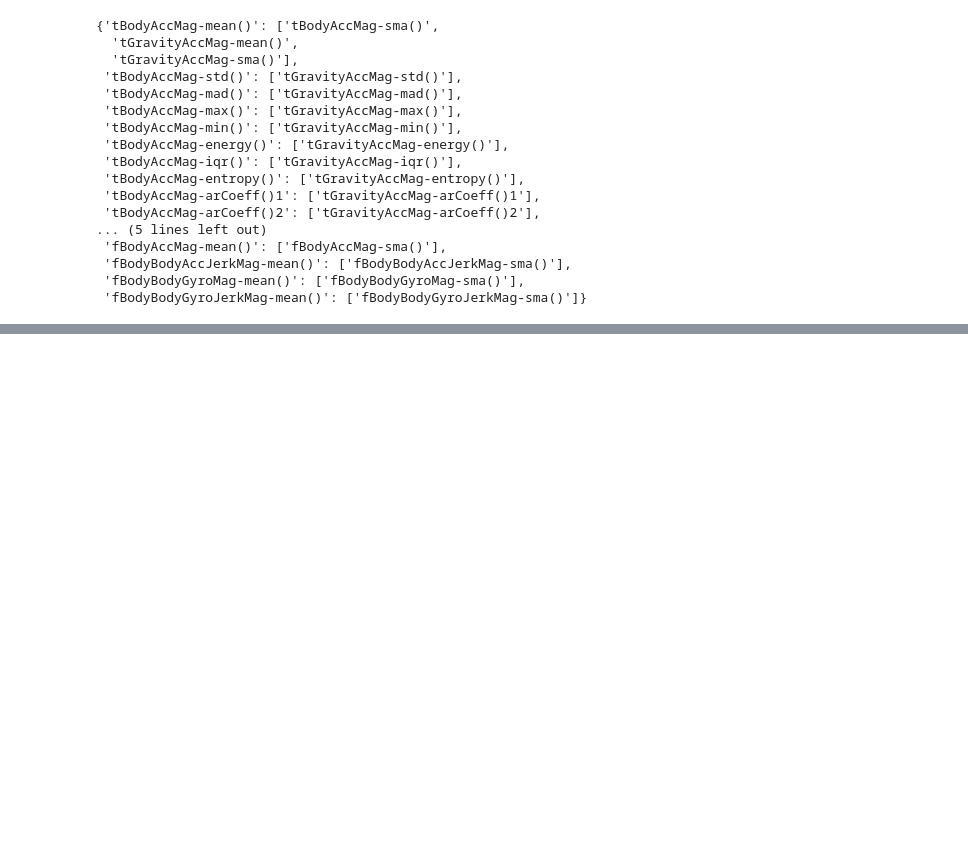
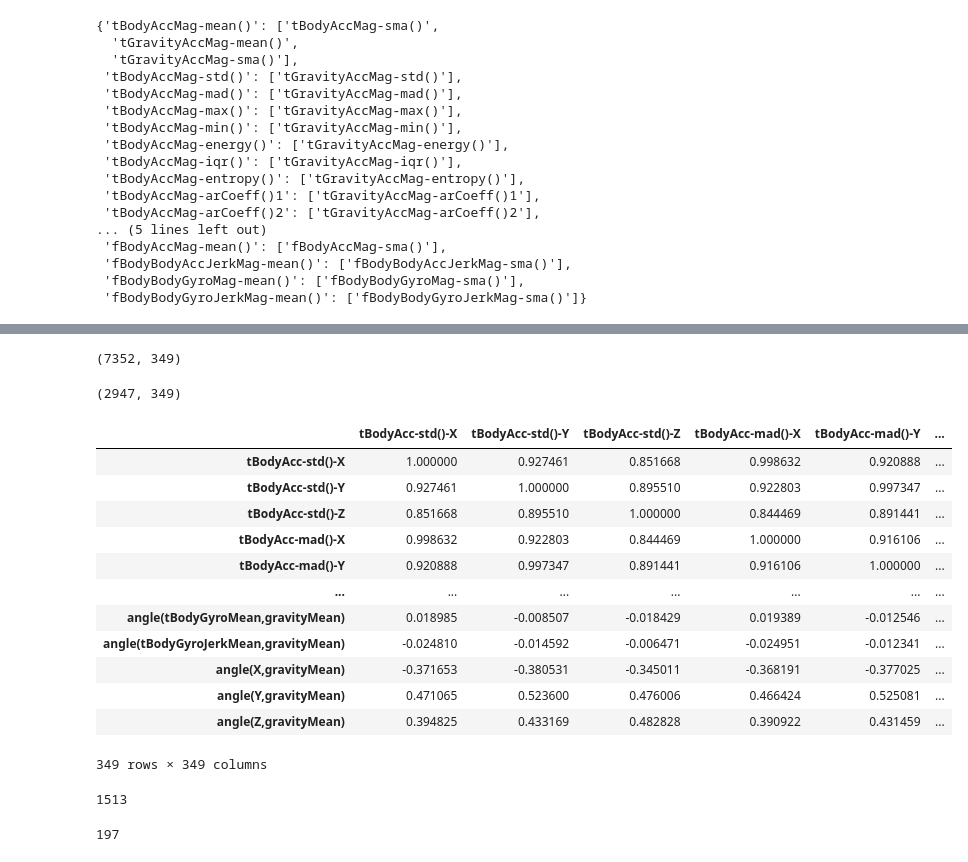
Before and after one commit to Satyam-R4j/Learning-AI-ML-DL-, a Jupyter notebook: learning - ML-CampusX/Feature Selection/filter based.ipynb, the cells around one changed output, grey strips where cells are left out. Cells and saved outputs as stored; diff of their text form; code cells hidden in the pictures; blank space fills up the shorter version.

```diff
--- a/learning - ML-CampusX/Feature Selection/filter based.ipynb
+++ b/learning - ML-CampusX/Feature Selection/filter based.ipynb
@@ -103,0 +137,4 @@ duplicate
+# %%
+# Preserve selected column names from the DataFrame
+columns = X_train.columns[sel.get_support()]
+columns
@@ -103,0 +154,26 @@ duplicate
+# %%
+X_train_selected = sel.transform(X_train)
+X_test_selected = sel.transform(X_test)
+
+X_train_selected = pd.DataFrame(
+    X_train_selected,
+    columns=columns,
+    index=X_train.index
+)
+
+X_test_selected = pd.DataFrame(
+    X_test_selected,
+    columns=columns,
+    index=X_test.index
+)
+# %%
+X_train = X_train_selected
+X_test = X_test_selected
+# %%
+X_train.shape
+# %% [output]
+(7352, 349)
+# %%
+X_test.shape
+# %% [output]
+(2947, 349)
@@ -103,0 +182,36 @@ duplicate
+# %%
+corr_matrix = X_train.corr()
+# %%
+corr_matrix
+# %% [output]
+|  | tBodyAcc-std()-X | tBodyAcc-std()-Y | tBodyAcc-std()-Z | tBodyAcc-mad()-X | tBodyAcc-mad()-Y | ... |
+| tBodyAcc-std()-X | 1.000000 | 0.927461 | 0.851668 | 0.998632 | 0.920888 | ... |
+| tBodyAcc-std()-Y | 0.927461 | 1.000000 | 0.895510 | 0.922803 | 0.997347 | ... |
+| tBodyAcc-std()-Z | 0.851668 | 0.895510 | 1.000000 | 0.844469 | 0.891441 | ... |
+| tBodyAcc-mad()-X | 0.998632 | 0.922803 | 0.844469 | 1.000000 | 0.916106 | ... |
+| tBodyAcc-mad()-Y | 0.920888 | 0.997347 | 0.891441 | 0.916106 | 1.000000 | ... |
+| ... | ... | ... | ... | ... | ... | ... |
+| angle(tBodyGyroMean,gravityMean) | 0.018985 | -0.008507 | -0.018429 | 0.019389 | -0.012546 | ... |
+| angle(tBodyGyroJerkMean,gravityMean) | -0.024810 | -0.014592 | -0.006471 | -0.024951 | -0.012341 | ... |
+| angle(X,gravityMean) | -0.371653 | -0.380531 | -0.345011 | -0.368191 | -0.377025 | ... |
+| angle(Y,gravityMean) | 0.471065 | 0.523600 | 0.476006 | 0.466424 | 0.525081 | ... |
+| angle(Z,gravityMean) | 0.394825 | 0.433169 | 0.482828 | 0.390922 | 0.431459 | ... |
+349 rows × 349 columns
+# %%
+columns = corr_matrix.columns
+
+columns_to_drop = []
+
+for i in range(len(columns)):
+    for j in range(i + 1, len(columns)):
+        if corr_matrix.loc[columns[i] ,columns[j]] > 0.95:
+            columns_to_drop.append(columns[j])
+
+len(columns_to_drop)
+# %% [output]
+1513
+# %%
+columns_to_drop = set(columns_to_drop)
+len(columns_to_drop)
+# %% [output]
+197
```
Also changed, not shown: parts of 12 cells of this notebook.
